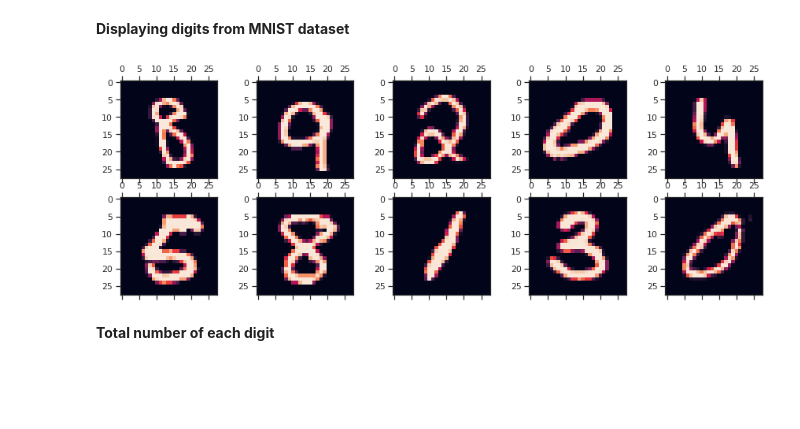
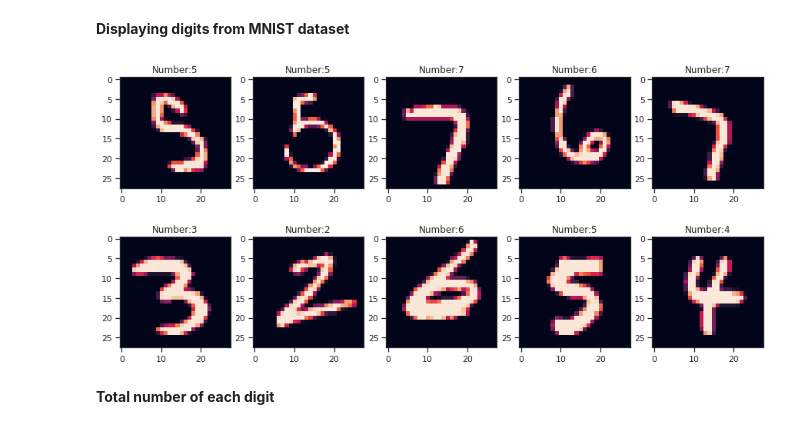
Before and after one commit to Data-Science-Community-SRM/Hand-Written-Digit-Classification-Recognition, a Jupyter notebook: P1_DSC.ipynb, the cells around one changed output. Cells and saved outputs as stored; diff of their text form; code cells hidden in the pictures; blank space fills up the shorter version.

```diff
--- a/P1_DSC.ipynb
+++ b/P1_DSC.ipynb
@@ -33,13 +34,15 @@ label=pd.Series(y_train)
 **Displaying digits from MNIST dataset**
 # %%
 import random
-fig,ax=plt.subplots(2,5,figsize=(15,5))
+fig,ax=plt.subplots(2,5,figsize=(15,7))
 ax=ax.flatten()
 for i in range(10):
-    show=X_train[random.randint(0,60000)].reshape(28,28)
-    ax[i].matshow(show)
+    z=random.randint(0,60000)
+    show=X_train[z].reshape(28,28)
+    ax[i].imshow(show)
+    ax[i].set(title=f"Number:{y_train[z]}");
 # %% [output]
-[figure, old version]
+[figure, new version]
 # %% [markdown]
 **Total number of each digit**
 # %%
```
Also changed, not shown: parts of 13 cells of this notebook.
